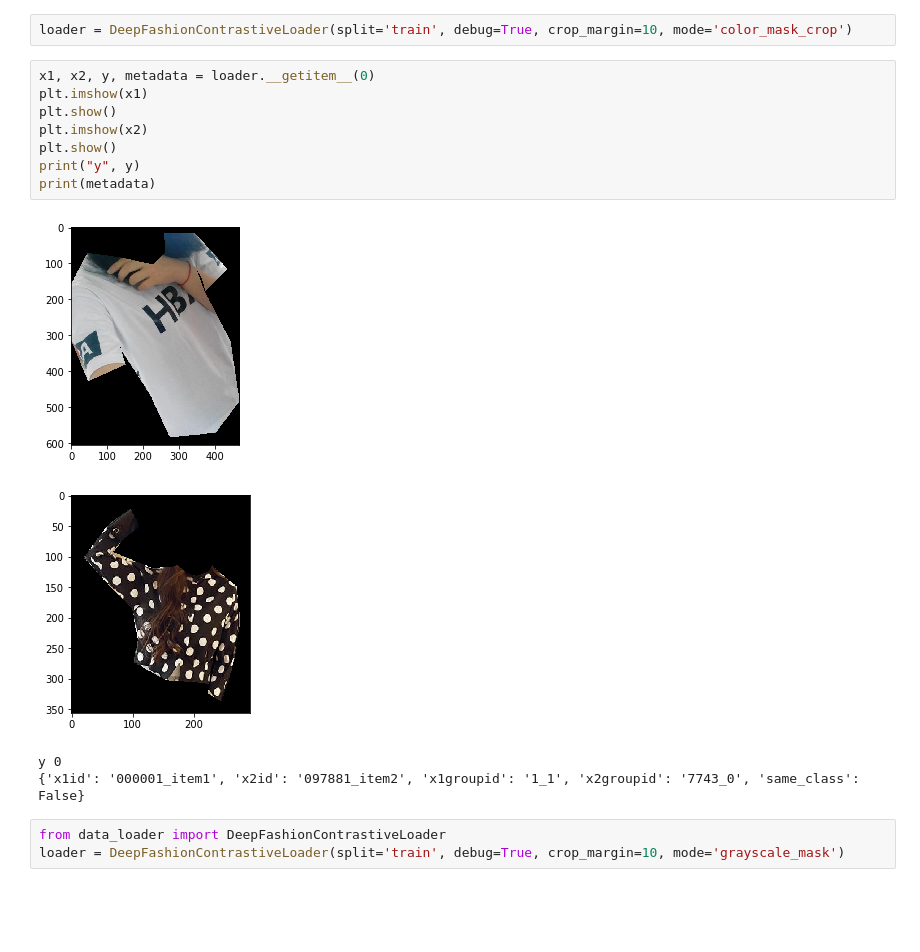
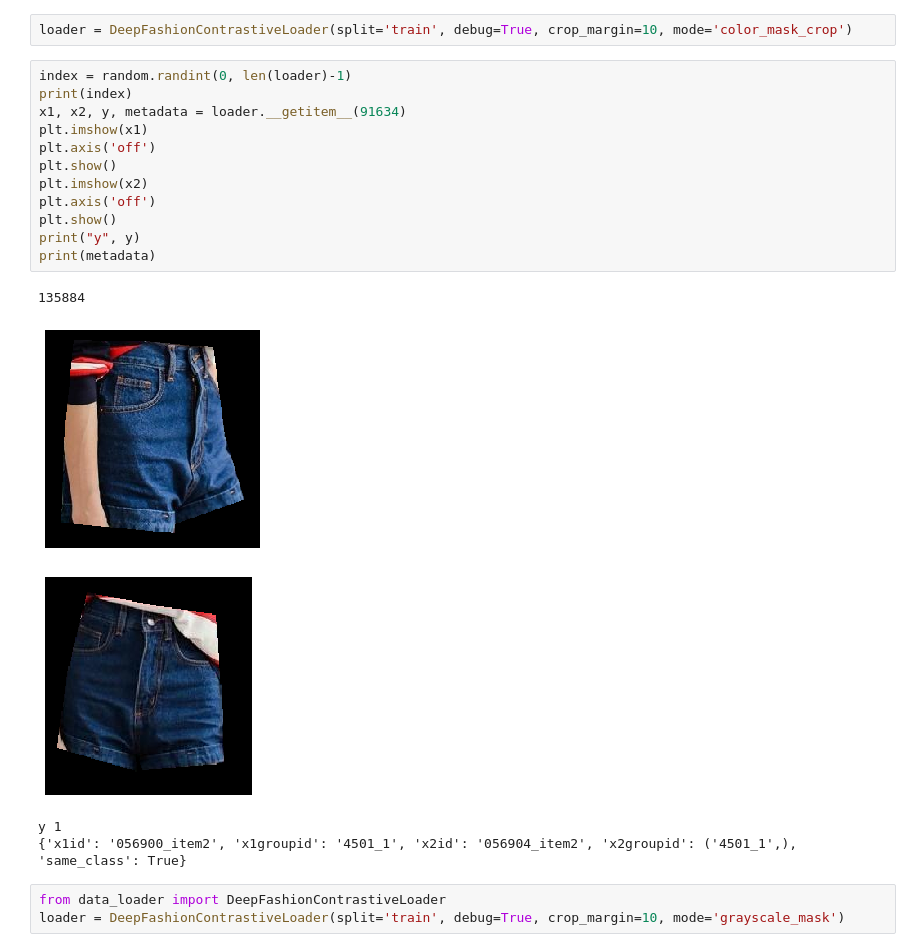
Before and after one commit to a-newman/clothing-embedding, a Jupyter notebook: test_deepfashion_loader.ipynb, the cells around one changed output. Cells and saved outputs as stored; diff of their text form; blank space fills up the shorter version.

Commit message:
pca analysis; tweaks to visualization notebooks

```diff
--- a/test_deepfashion_loader.ipynb
+++ b/test_deepfashion_loader.ipynb
@@ -25,18 +25,23 @@ from data_loader import DeepFashionContrastiveLoader
 # %%
 loader = DeepFashionContrastiveLoader(split='train', debug=True, crop_margin=10, mode='color_mask_crop')
 # %%
-x1, x2, y, metadata = loader.__getitem__(0)
+index = random.randint(0, len(loader)-1)
+print(index)
+x1, x2, y, metadata = loader.__getitem__(91634)
 plt.imshow(x1)
+plt.axis('off')
 plt.show()
 plt.imshow(x2)
+plt.axis('off')
 plt.show()
 print("y", y)
 print(metadata)
 # %% [output]
+135884
-[figure, old version]
+[figure, new version]
-[figure, old version]
+[figure, new version]
-y 0
-{'x1id': '000001_item1', 'x2id': '097881_item2', 'x1groupid': '1_1', 'x2groupid': '7743_0', 'same_class': False}
+y 1
+{'x1id': '056900_item2', 'x1groupid': '4501_1', 'x2id': '056904_item2', 'x2groupid': ('4501_1',), 'same_class': True}
 # %%
 from data_loader import DeepFashionContrastiveLoader
 loader = DeepFashionContrastiveLoader(split='train', debug=True, crop_margin=10, mode='grayscale_mask')
```
Also changed, not shown: parts of 1 cell of this notebook, 11 other files.
